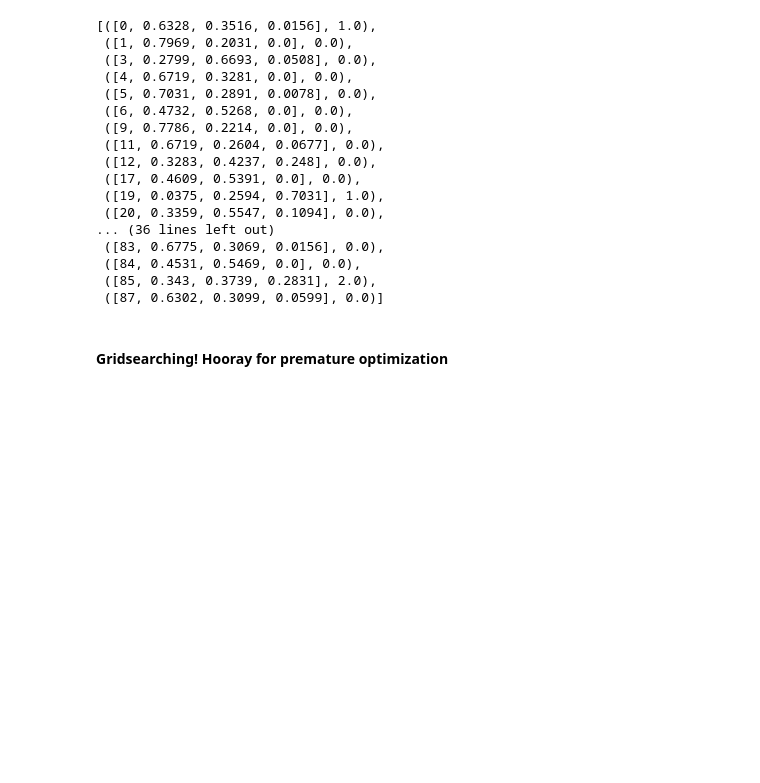
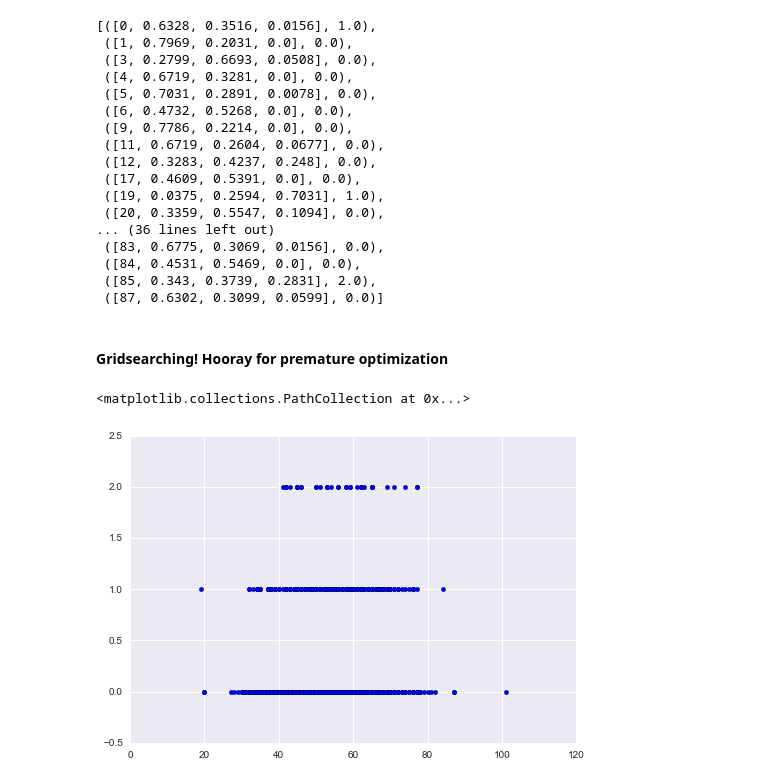
Before and after one commit to Sandy4321/Optimizing-Malpractice-Insurance, a Jupyter notebook: EDA.ipynb, the cells around one changed output. Cells and saved outputs as stored; diff of their text form; code cells hidden in the pictures; blank space fills up the shorter version.

```diff
--- a/EDA.ipynb
+++ b/EDA.ipynb
@@ -317,0 +322,5 @@ print lrgs.best_estimator_
+# %%
+plt.scatter(to_model['age'], y)
+# %% [output]
+<matplotlib.collections.PathCollection at 0x...>
+[figure, added]
```
Also changed, not shown: parts of 1 cell of this notebook, 1 other file.
